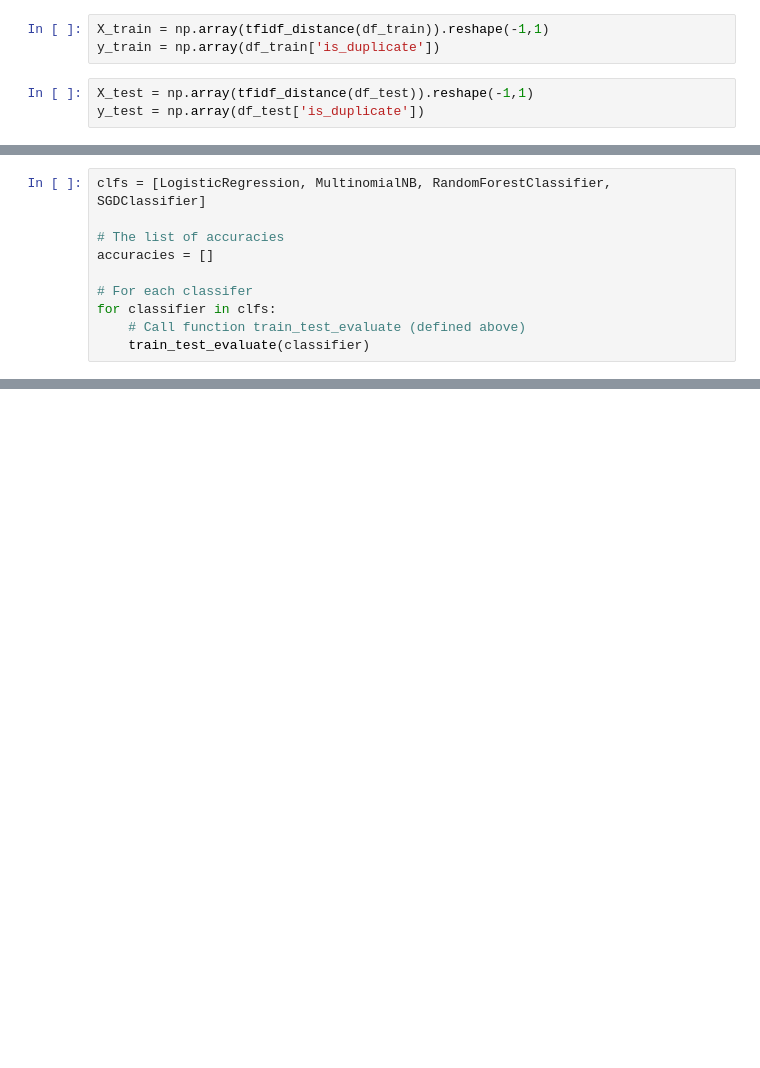
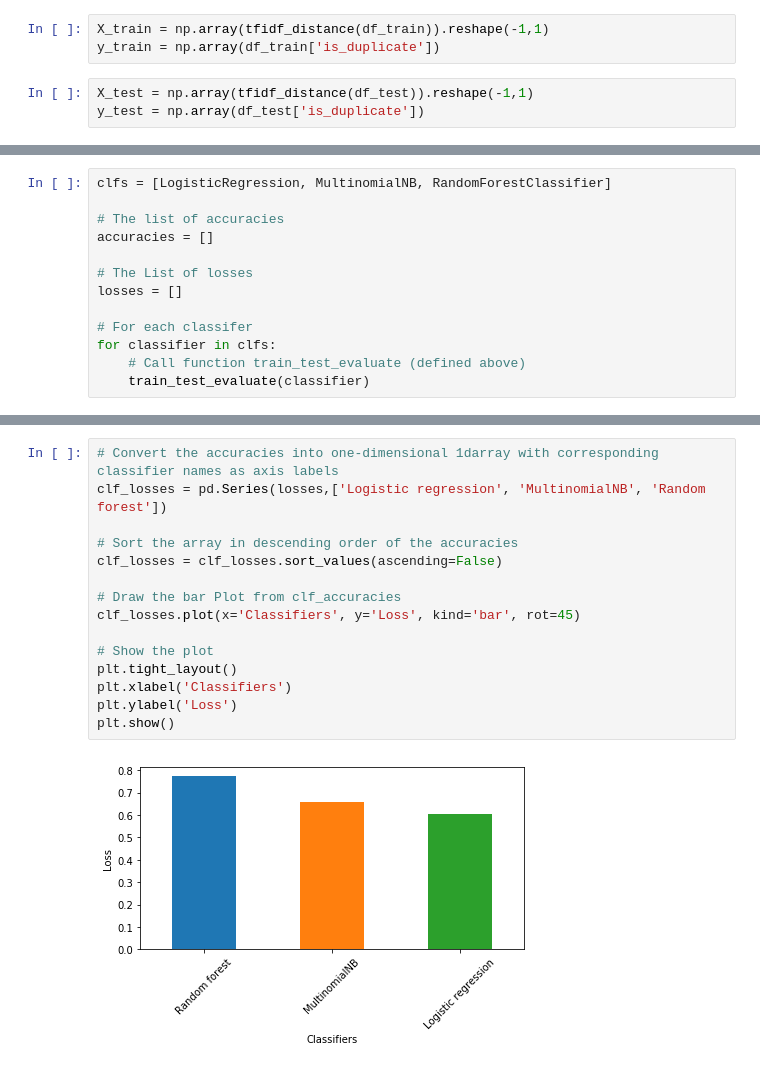
Before and after one commit to KoalaChelsea/Quora_Question_Pairs, a Jupyter notebook: TFIDF + Classifiers.ipynb, the cells around one changed output, grey strips where cells are left out. Drawn from its saved outputs; the diff is of its cells as text; blank space fills up the shorter version.

```diff
--- a/TFIDF + Classifiers.ipynb
+++ b/TFIDF + Classifiers.ipynb
@@ -215,8 +216,11 @@ def train_test_evaluate(classifier):
 # %%
-clfs = [LogisticRegression, MultinomialNB, RandomForestClassifier, SGDClassifier]
+clfs = [LogisticRegression, MultinomialNB, RandomForestClassifier]
 
 # The list of accuracies
 accuracies = []
+
+# The List of losses
+losses = []
 
 # For each classifer
 for classifier in clfs:
@@ -241,0 +246,17 @@ plt.show()
+# %%
+# Convert the accuracies into one-dimensional 1darray with corresponding classifier names as axis labels
+clf_losses = pd.Series(losses,['Logistic regression', 'MultinomialNB', 'Random forest'])
+
+# Sort the array in descending order of the accuracies
+clf_losses = clf_losses.sort_values(ascending=False)
+
+# Draw the bar Plot from clf_accuracies
+clf_losses.plot(x='Classifiers', y='Loss', kind='bar', rot=45)
+
+# Show the plot
+plt.tight_layout()
+plt.xlabel('Classifiers')
+plt.ylabel('Loss')
+plt.show()
+# %% [output]
+[figure, added]
```
Also changed, not shown: parts of 2 cells of this notebook.
